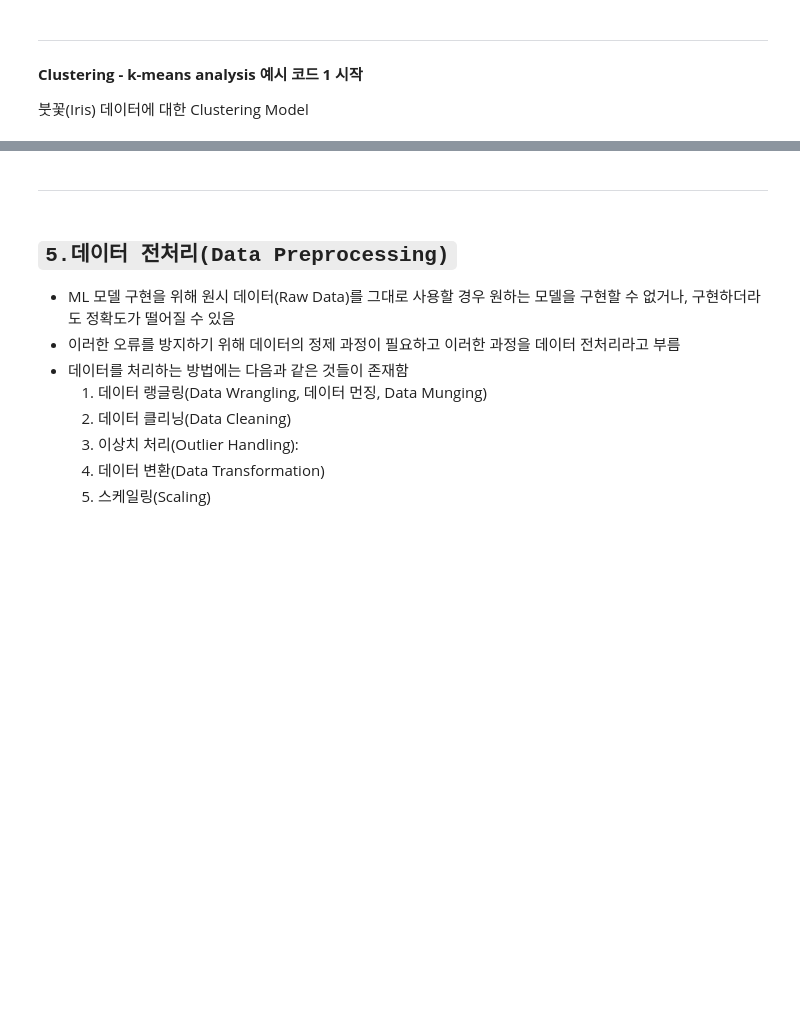
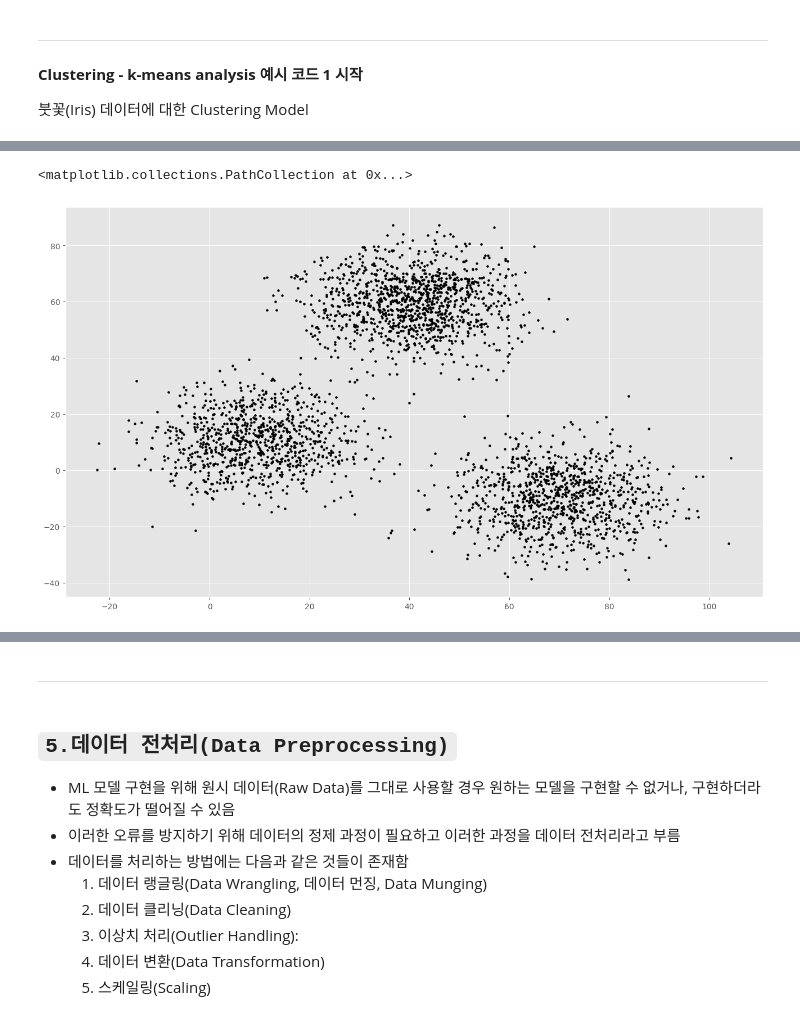
Before and after one commit to imbiotech/skbtML, a Jupyter notebook: k_pda_gmp_w_s.ipynb, the cells around one changed output, grey strips where cells are left out. Saved outputs shown, nothing was run; the diff lists cells and outputs as text; code cells hidden in the pictures; blank space fills up the shorter version.

```diff
--- a/k_pda_gmp_w_s.ipynb
+++ b/k_pda_gmp_w_s.ipynb
@@ -613,0 +831,11 @@ cluster1 = data[model.labels_ == 0]
+# %%
+import numpy as np
+import pandas as pd
+from matplotlib import pyplot as plt
+
+# 데이터 불러오기
+plt.rcParams['figure.figsize'] = (16, 9) # 그래프의 크기 설정
+plt.style.use('ggplot') # 그래프의 스타일 설정, ggplot은 R에서 사용하는 그래프 스타일
+
+data = pd.read_csv('xclara.csv') # 데이터 불러오기
+data.head() # 데이터 확인
@@ -613,0 +849,9 @@ cluster1 = data[model.labels_ == 0]
+# %%
+f1 = data['V1'].values # V1 열의 데이터를 f1에 저장
+f2 = data['V2'].values # V2 열의 데이터를 f2에 저장
+
+x = np.array(list(zip(f1, f2))) # f1과 f2를 하나의 리스트로 묶어 x에 저장
+plt.scatter(f1, f2, c='black', s=7) # f1과 f2를 산점도로 표시
+# %% [output]
+<matplotlib.collections.PathCollection at 0x...>
+[figure, added]
```
Also changed, not shown: parts of 36 cells of this notebook, 5 other files.
